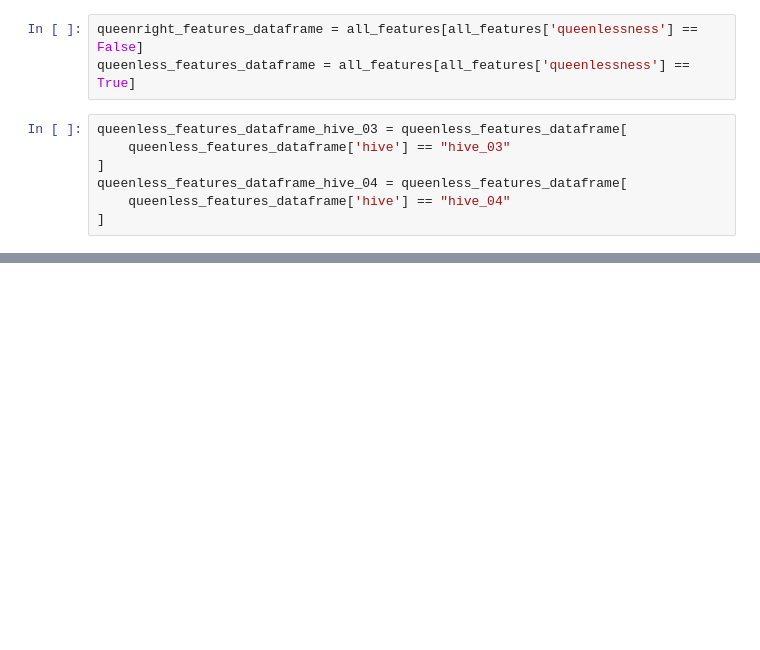
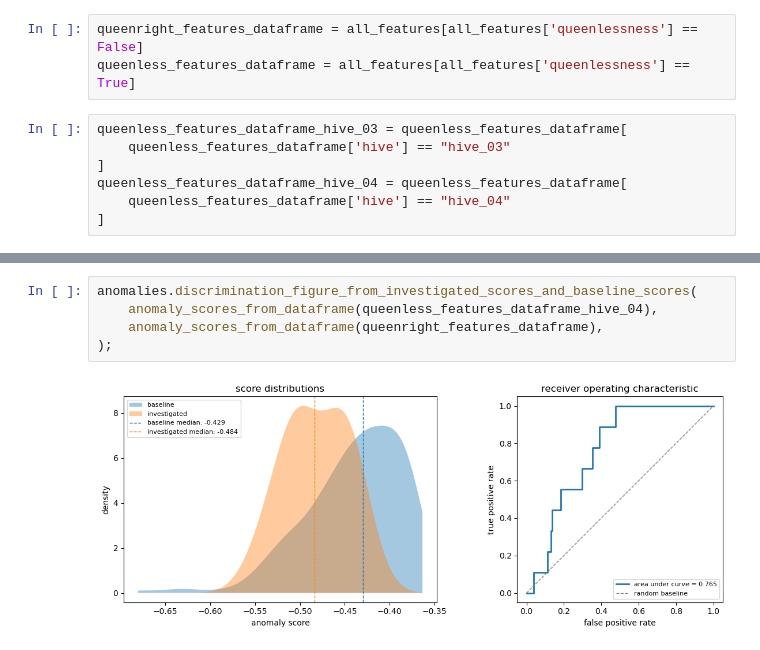
Before and after one commit to g-ameline/hive_navigator, a Jupyter notebook: python/notebooks/anomaly_detection.ipynb, the cells around one changed output, grey strips where cells are left out. Saved outputs shown, nothing was run; the diff lists cells and outputs as text; blank space fills up the shorter version.

```diff
--- a/python/notebooks/anomaly_detection.ipynb
+++ b/python/notebooks/anomaly_detection.ipynb
@@ -217,0 +181,7 @@ anomalies.mosaic_from_zscored_dataframes_and_scores(
+# %%
+anomalies.discrimination_figure_from_investigated_scores_and_baseline_scores(
+    anomaly_scores_from_dataframe(queenless_features_dataframe_hive_04),
+    anomaly_scores_from_dataframe(queenright_features_dataframe),
+);
+# %% [output]
+[figure, added]
```
Also changed, not shown: parts of 33 cells of this notebook, 7 other files.
